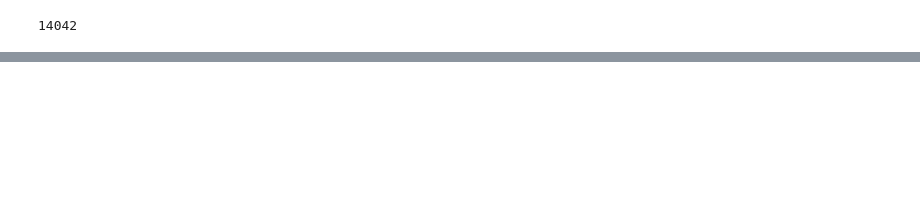
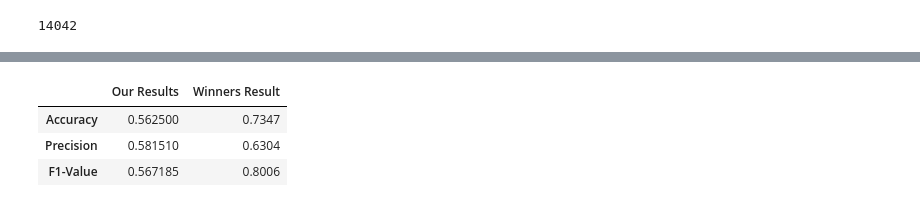
Before and after one commit to arubenruben/IART-Irony-Detection-In-English-Tweets, a Jupyter notebook: src/Irony Detection in English Tweets.ipynb, the cells around one changed output, grey strips where cells are left out. Saved outputs shown, nothing was run; the diff lists cells and outputs as text; code cells hidden in the pictures; blank space fills up the shorter version.

Commit message:
Remove Mentions and case sensitvie tweets

```diff
--- a/src/Irony Detection in English Tweets.ipynb
+++ b/src/Irony Detection in English Tweets.ipynb
@@ -209,0 +205,4 @@ display(HTML(train_data.to_html()))
+# %%
+train_data['tweet']=train_data['tweet'].str.replace('@\S+', '<person>', case=False)
+
+display(HTML(train_data.to_html()))
@@ -210,8 +215,6 @@ display(HTML(train_data.to_html()))
 # %%
-
 #Data Refresh
-
-tf_idf_vectorizer=TfidfVectorizer(analyzer='word', stop_words='english', lowercase=False)
+tf_idf_vectorizer=TfidfVectorizer(analyzer='word', stop_words='english', lowercase=True)
 
 X_train=tf_idf_vectorizer.fit_transform(train_data['tweet']).toarray()
 y_train=train_data['label']
@@ -227,0 +235,22 @@ Fazer aquela cena dos vetores de similitude vai curtir duplication
+# %%
+
+X_test=tf_idf_vectorizer.transform(test_data['tweet']).toarray()
+y_test=test_data['label']
+
+classificator.fit(X_train,y_train)
+#Predicition
+y_predicted=classificator.predict(X_test)
+
+print(classification_report(y_test,y_predicted))
+print("Confusion Matrix")
+print(confusion_matrix(y_test, y_predicted))
+
+accuracy_value=accuracy_score(y_test,y_predicted)
+precision_value=precision_score(y_test,y_predicted,average='weighted')
+f1_value=f1_score(y_test,y_predicted,average='weighted')
+
+actual_conclusion=pandas.DataFrame(
+    {
+    'Our Results':[accuracy_value,precision_value,f1_value],
+    'Winners Result':[0.7347,0.6304,0.8006]
+    } , index=['Accuracy','Precision','F1-Value'])
@@ -227,0 +270,7 @@ Fazer aquela cena dos vetores de similitude vai curtir duplication
+# %%
+actual_conclusion
+# %% [output]
+|  | Our Results | Winners Result |
+| Accuracy | 0.562500 | 0.7347 |
+| Precision | 0.581510 | 0.6304 |
+| F1-Value | 0.567185 | 0.8006 |
```
Also changed, not shown: parts of 13 cells of this notebook, 1 other file.
